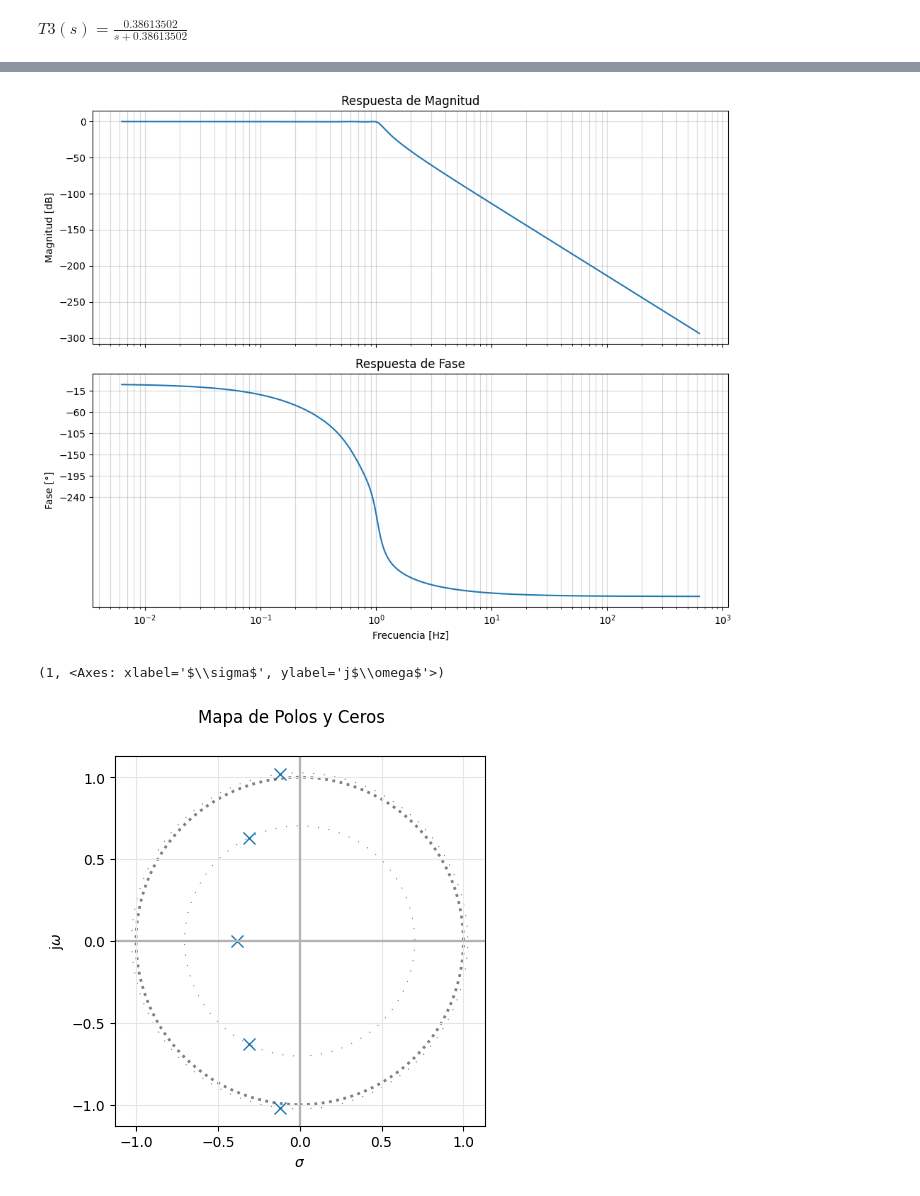
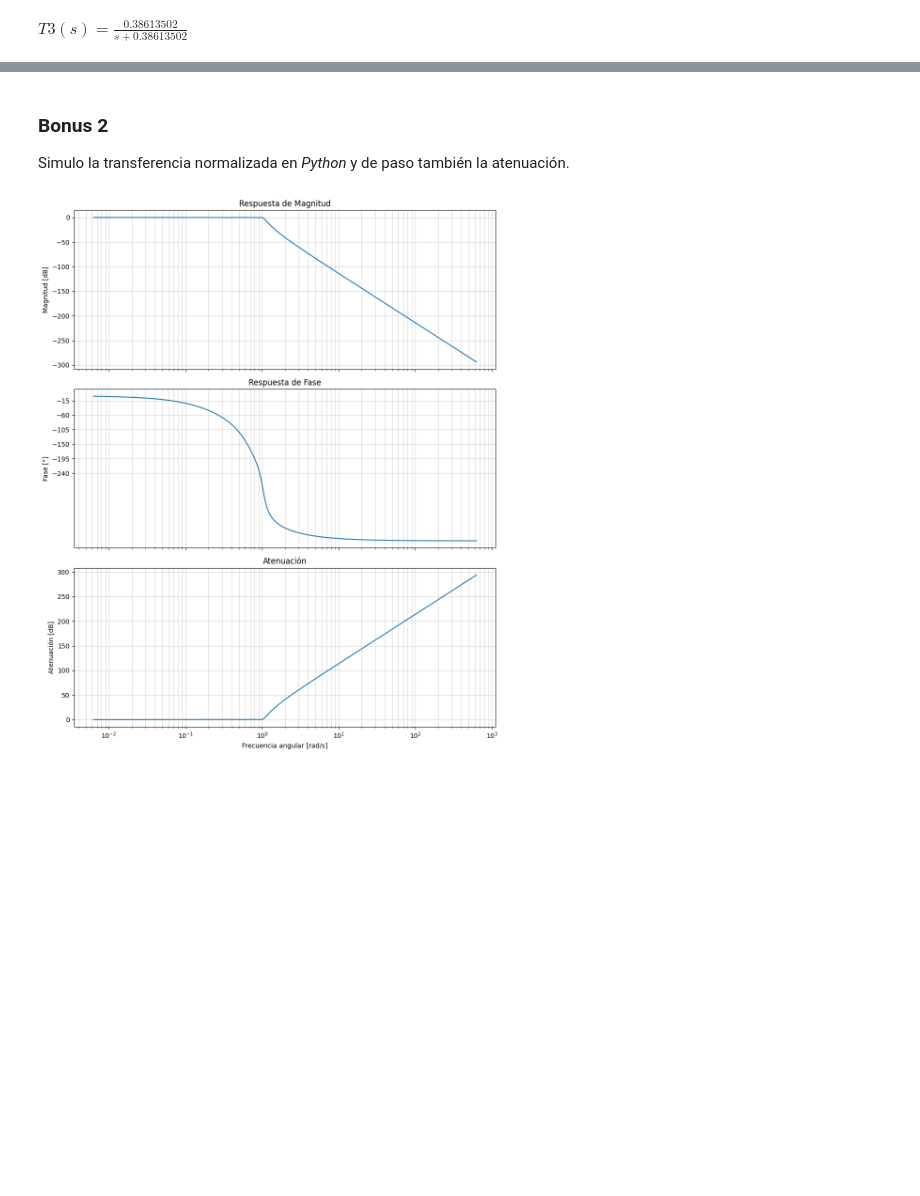
Before and after one commit to revillani/TC2_2026_villani, a Jupyter notebook: tareasSemanales/TS2/TS2_villani.ipynb, the cells around one changed output, grey strips where cells are left out. Saved outputs shown, nothing was run; the diff lists cells and outputs as text; code cells hidden in the pictures; blank space fills up the shorter version.

```diff
--- a/tareasSemanales/TS2/TS2_villani.ipynb
+++ b/tareasSemanales/TS2/TS2_villani.ipynb
@@ -124,36 +215,42 @@ $\displaystyle T3(s)=\frac{0.38613502}{s + 0.38613502}$
+# %% [markdown]
+### Bonus 2
+
+Simulo la transferencia normalizada en *Python* y de paso también la atenuación.
 # %%
 f = np.logspace(-3, 2, 1000)
 
 w = 2*np.pi*f
 
 w, mag, phase = sig.bode(T,w)
 
-fig, (ax_mag, ax_phase) = plt.subplots(2, 1, figsize=(10, 8), sharex=True)
+fig, (ax_mag, ax_phase, ax_atn) = plt.subplots(3, 1, figsize=(10, 12), sharex=True)
 
+attenuation_db = -mag
 
 # Gráfico de Magnitud
 ax_mag.semilogx(w, mag)
 ax_mag.set_title('Respuesta de Magnitud')
 ax_mag.set_ylabel('Magnitud [dB]')
 ax_mag.grid(True, which="both", ls="-", alpha=0.5)
 
 
 # Gráfico de Fase
 ticks = np.arange(-240, 181, 45)
 ax_phase.set_yticks(ticks)
 
 ax_phase.semilogx(w, phase)
 ax_phase.set_title('Respuesta de Fase')
 ax_phase.set_ylabel('Fase [°]')
-ax_phase.set_xlabel('Frecuencia [Hz]')
 ax_phase.grid(True, which="both", ls="-", alpha=0.5)
+
+# Gráfico de Atenuación
+ax_atn.semilogx(w, attenuation_db)
+ax_atn.set_title('Atenuación')
+ax_atn.set_ylabel('Atenuación [dB]')
+ax_atn.set_xlabel('Frecuencia angular [rad/s]')
+ax_atn.grid(True, which="both", ls="-", alpha=0.5)
 
 plt.tight_layout()
 plt.show()
-
-# bodePlot(T)
-pzmap(T)
 # %% [output]
-[figure, old version]
+[figure, new version]
-(1, <Axes: xlabel='$\\sigma$', ylabel='j$\\omega$'>)
-[figure, removed]
```
Also changed, not shown: parts of 16 cells of this notebook, 12 other files.
